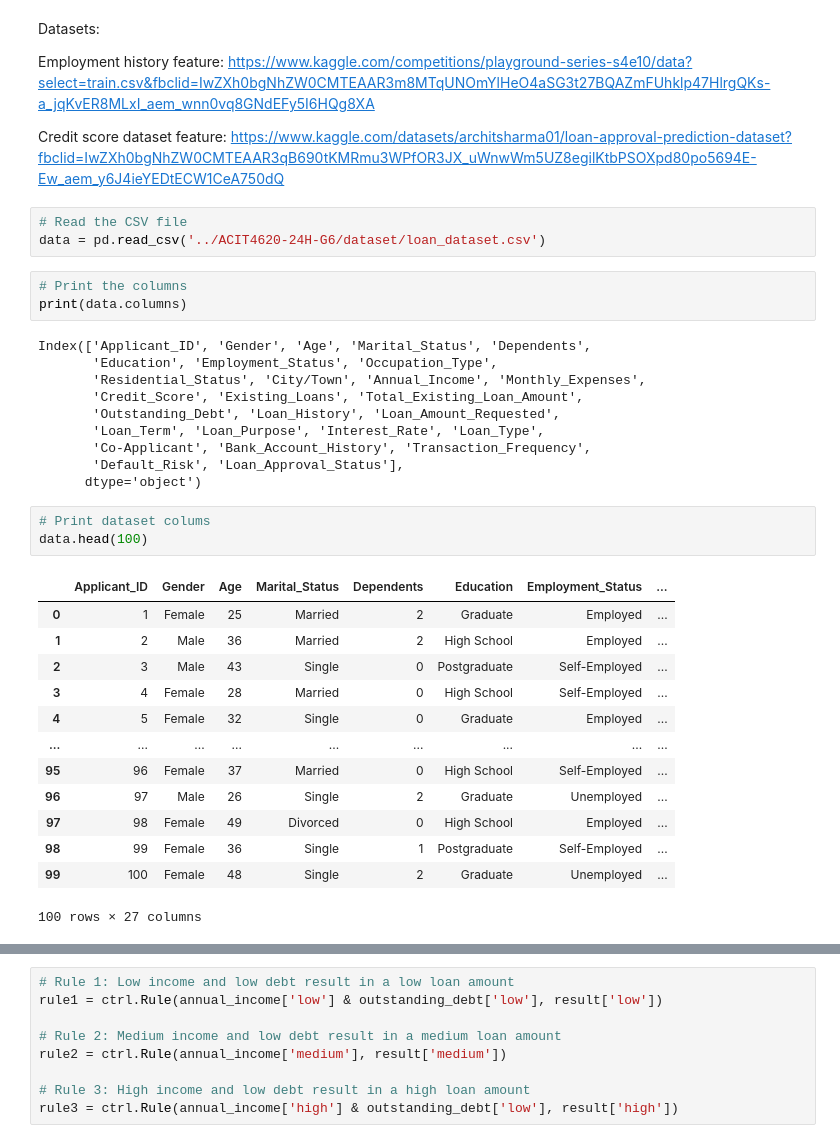
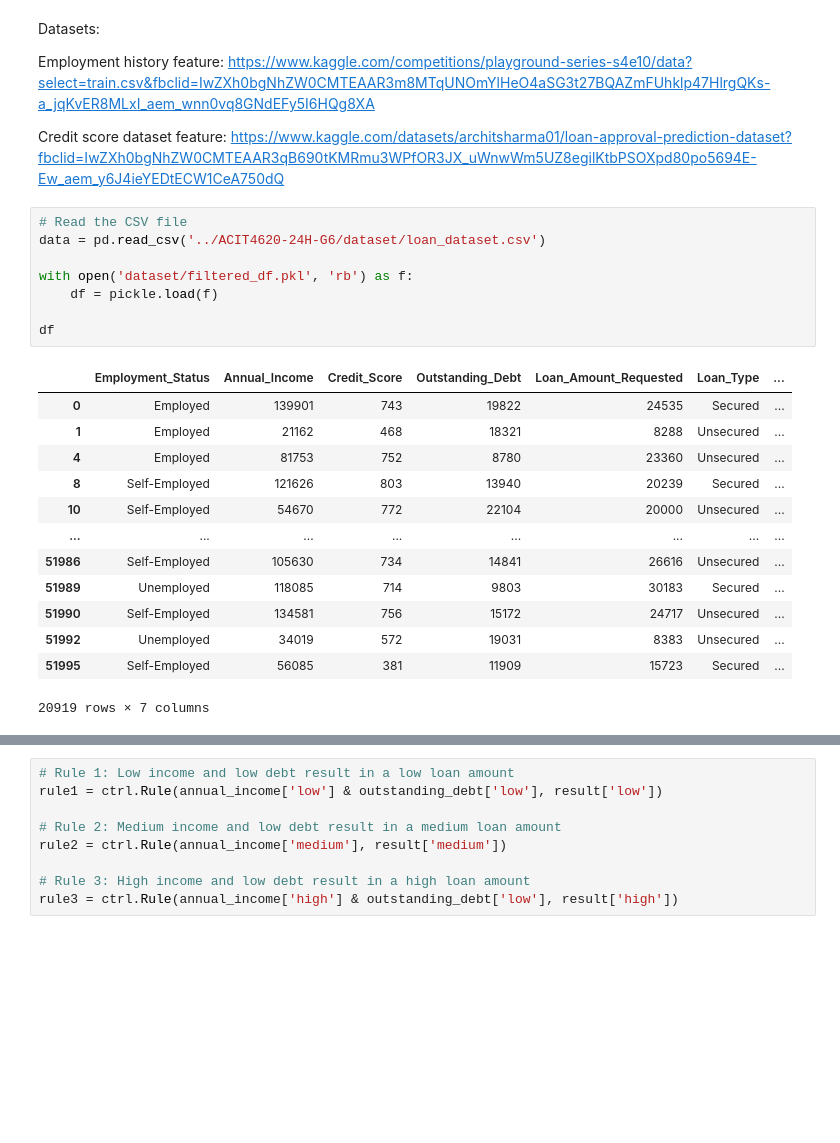
Before and after one commit to Harithelamin/ACIT4620-24H-G6, a Jupyter notebook: main.ipynb, the cells around one changed output, grey strips where cells are left out. Saved outputs shown, nothing was run; the diff lists cells and outputs as text; blank space fills up the shorter version.

```diff
--- a/main.ipynb
+++ b/main.ipynb
@@ -85,33 +68,22 @@ https://www.kaggle.com/datasets/architsharma01/loan-approval-prediction-dataset?
 # %%
 # Read the CSV file
 data = pd.read_csv('../ACIT4620-24H-G6/dataset/loan_dataset.csv')
+
+with open('dataset/filtered_df.pkl', 'rb') as f:
+    df = pickle.load(f)
+
+df
+# %% [output]
+|  | Employment_Status | Annual_Income | Credit_Score | Outstanding_Debt | Loan_Amount_Requested | Loan_Type | ... |
+| 0 | Employed | 139901 | 743 | 19822 | 24535 | Secured | ... |
+| 1 | Employed | 21162 | 468 | 18321 | 8288 | Unsecured | ... |
+| 4 | Employed | 81753 | 752 | 8780 | 23360 | Unsecured | ... |
+| 8 | Self-Employed | 121626 | 803 | 13940 | 20239 | Secured | ... |
+| 10 | Self-Employed | 54670 | 772 | 22104 | 20000 | Unsecured | ... |
+| ... | ... | ... | ... | ... | ... | ... | ... |
+| 51986 | Self-Employed | 105630 | 734 | 14841 | 26616 | Unsecured | ... |
+| 51989 | Unemployed | 118085 | 714 | 9803 | 30183 | Secured | ... |
+| 51990 | Self-Employed | 134581 | 756 | 15172 | 24717 | Unsecured | ... |
+| 51992 | Unemployed | 34019 | 572 | 19031 | 8383 | Unsecured | ... |
+| 51995 | Self-Employed | 56085 | 381 | 11909 | 15723 | Secured | ... |
+20919 rows × 7 columns
-# %%
-# Print the columns
-print(data.columns)
-# %% [output]
-Index(['Applicant_ID', 'Gender', 'Age', 'Marital_Status', 'Dependents',
-       'Education', 'Employment_Status', 'Occupation_Type',
-       'Residential_Status', 'City/Town', 'Annual_Income', 'Monthly_Expenses',
-       'Credit_Score', 'Existing_Loans', 'Total_Existing_Loan_Amount',
-       'Outstanding_Debt', 'Loan_History', 'Loan_Amount_Requested',
-       'Loan_Term', 'Loan_Purpose', 'Interest_Rate', 'Loan_Type',
-       'Co-Applicant', 'Bank_Account_History', 'Transaction_Frequency',
-       'Default_Risk', 'Loan_Approval_Status'],
-      dtype='object')
-# %%
-# Print dataset colums
-data.head(100)
-# %% [output]
-|  | Applicant_ID | Gender | Age | Marital_Status | Dependents | Education | Employment_Status | ... |
-| 0 | 1 | Female | 25 | Married | 2 | Graduate | Employed | ... |
-| 1 | 2 | Male | 36 | Married | 2 | High School | Employed | ... |
-| 2 | 3 | Male | 43 | Single | 0 | Postgraduate | Self-Employed | ... |
-| 3 | 4 | Female | 28 | Married | 0 | High School | Self-Employed | ... |
-| 4 | 5 | Female | 32 | Single | 0 | Graduate | Employed | ... |
-| ... | ... | ... | ... | ... | ... | ... | ... | ... |
-| 95 | 96 | Female | 37 | Married | 0 | High School | Self-Employed | ... |
-| 96 | 97 | Male | 26 | Single | 2 | Graduate | Unemployed | ... |
-| 97 | 98 | Female | 49 | Divorced | 0 | High School | Employed | ... |
-| 98 | 99 | Female | 36 | Single | 1 | Postgraduate | Self-Employed | ... |
-| 99 | 100 | Female | 48 | Single | 2 | Graduate | Unemployed | ... |
-100 rows × 27 columns
```
Also changed, not shown: parts of 31 cells of this notebook, 2 other files.
